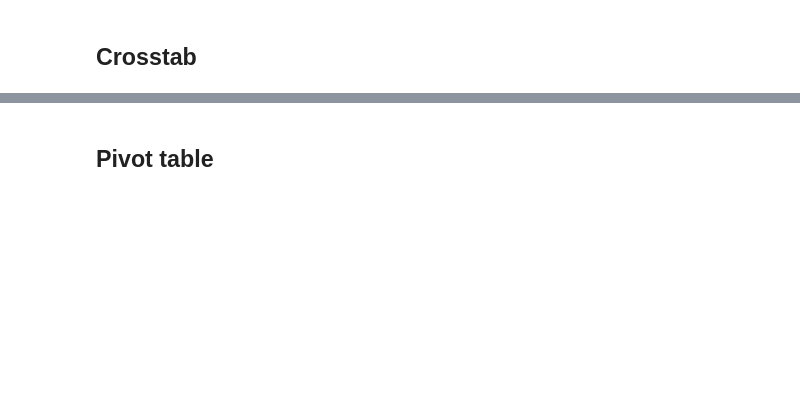
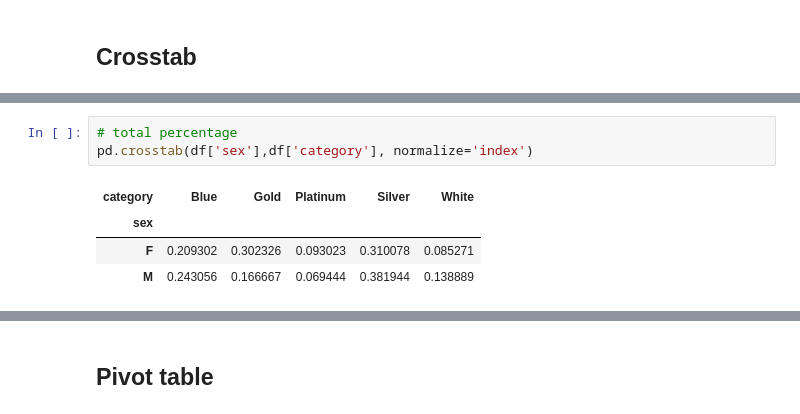
Before and after one commit to mgarlabx/python_tutorials, a Jupyter notebook: 02_04. Data visualization.ipynb, the cells around one changed output, grey strips where cells are left out. Cells and saved outputs as stored; diff of their text form; blank space fills up the shorter version.

```diff
--- a/02_04. Data visualization.ipynb
+++ b/02_04. Data visualization.ipynb
@@ -83,0 +292,8 @@ pd.crosstab(df['sex'],df['category'])
+# %%
+# total percentage
+pd.crosstab(df['sex'],df['category'], normalize='index')
+# %% [output]
+| category | Blue | Gold | Platinum | Silver | White |
+| sex |  |  |  |  |  |
+| F | 0.209302 | 0.302326 | 0.093023 | 0.310078 | 0.085271 |
+| M | 0.243056 | 0.166667 | 0.069444 | 0.381944 | 0.138889 |
```
Also changed, not shown: parts of 40 cells of this notebook, 8 other files.
